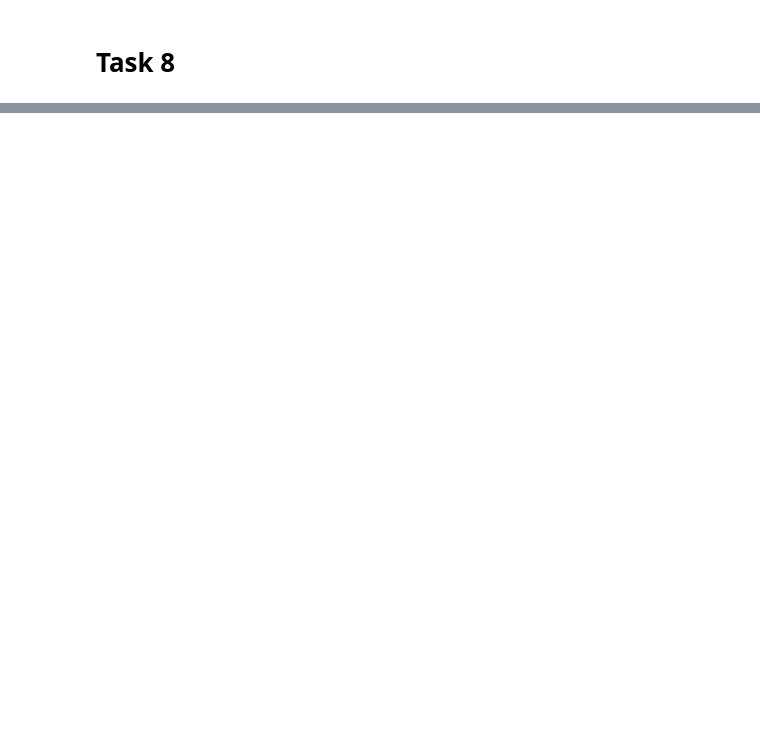
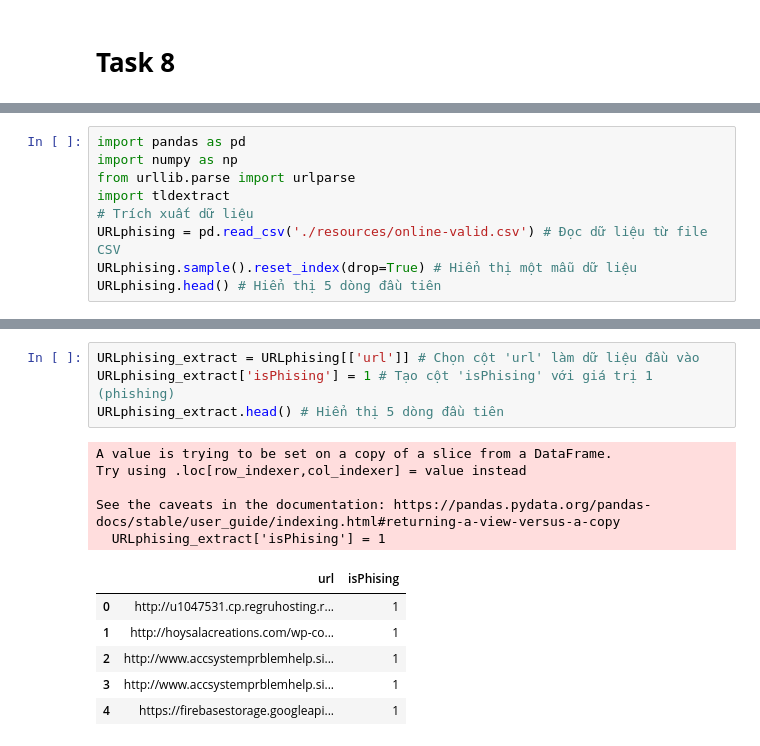
Before and after one commit to WanThinnn/NT522_Machine-learning-for-Information-Security, a Jupyter notebook: Labs/Lab_1/Lab_1-Local.ipynb, the cells around one changed output, grey strips where cells are left out. Cells and saved outputs as stored; diff of their text form; blank space fills up the shorter version.

```diff
--- a/Labs/Lab_1/Lab_1-Local.ipynb
+++ b/Labs/Lab_1/Lab_1-Local.ipynb
@@ -887,0 +979,9 @@ Logistic Regression Confusion Matrix:
+# %%
+import pandas as pd
+import numpy as np
+from urllib.parse import urlparse
+import tldextract
+# Trích xuất dữ liệu
+URLphising = pd.read_csv('./resources/online-valid.csv') # Đọc dữ liệu từ file CSV
+URLphising.sample().reset_index(drop=True) # Hiển thị một mẫu dữ liệu
+URLphising.head() # Hiển thị 5 dòng đầu tiên
@@ -887,0 +1011,16 @@ Logistic Regression Confusion Matrix:
+# %%
+URLphising_extract = URLphising[['url']] # Chọn cột 'url' làm dữ liệu đầu vào
+URLphising_extract['isPhising'] = 1 # Tạo cột 'isPhising' với giá trị 1 (phishing)
+URLphising_extract.head() # Hiển thị 5 dòng đầu tiên
+# %% [output]
+A value is trying to be set on a copy of a slice from a DataFrame.
+Try using .loc[row_indexer,col_indexer] = value instead
+
+See the caveats in the documentation: https://pandas.pydata.org/pandas-docs/stable/user_guide/indexing.html#returning-a-view-versus-a-copy
+  URLphising_extract['isPhising'] = 1
+|  | url | isPhising |
+| 0 | http://u1047531.cp.regruhosting.r... | 1 |
+| 1 | http://hoysalacreations.com/wp-co... | 1 |
+| 2 | http://www.accsystemprblemhelp.si... | 1 |
+| 3 | http://www.accsystemprblemhelp.si... | 1 |
+| 4 | https://firebasestorage.googleapi... | 1 |
```
Also changed, not shown: parts of 18 cells of this notebook, 5 other files.
